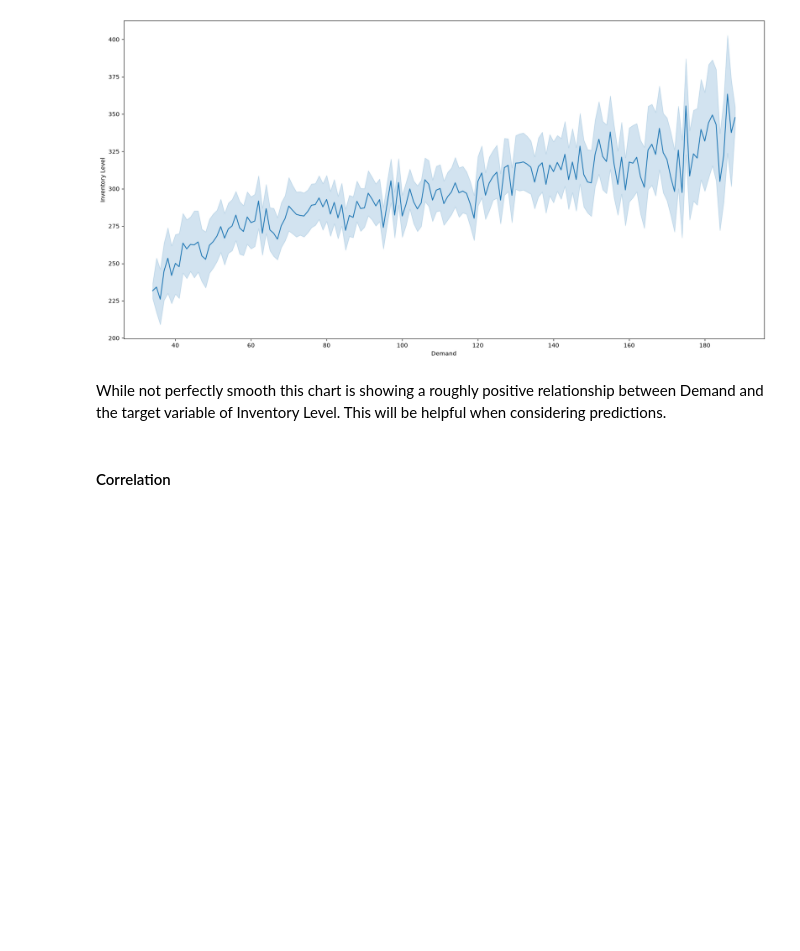
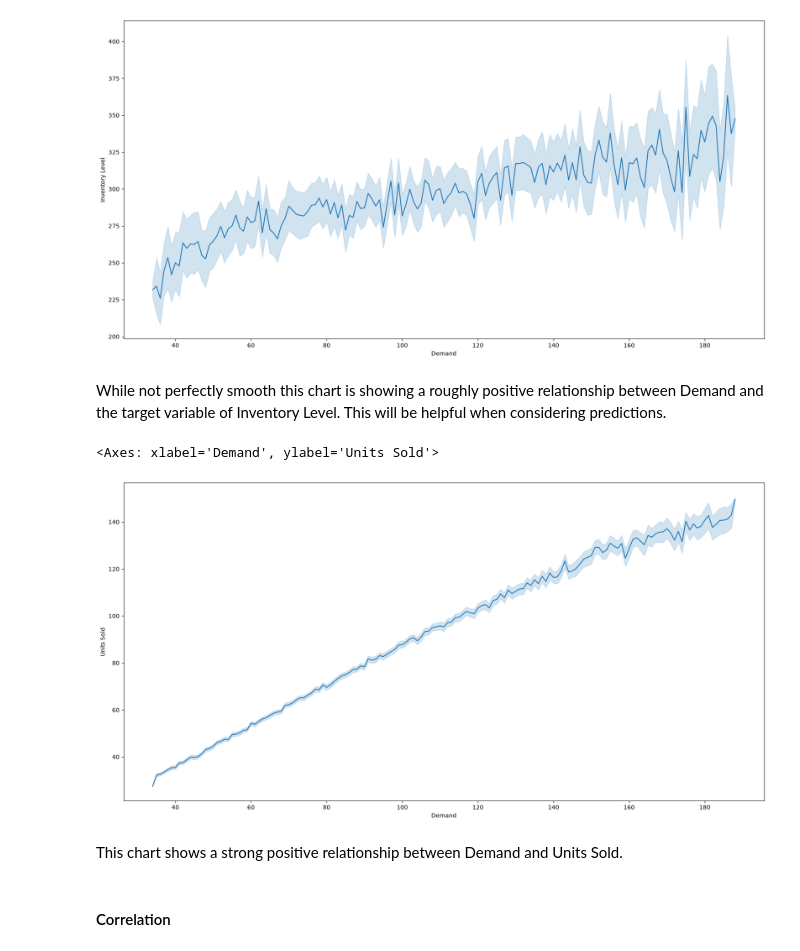
Before and after one commit to phoenixjensen/Capstone-Final-Project-PJ, a Jupyter notebook: notebooks/01_data_exploration.ipynb, the cells around one changed output. Drawn from its saved outputs; the diff is of its cells as text; code cells hidden in the pictures; blank space fills up the shorter version.

```diff
--- a/notebooks/01_data_exploration.ipynb
+++ b/notebooks/01_data_exploration.ipynb
@@ -420,6 +422,14 @@ sns.lineplot(data=df, x='Demand', y='Inventory Level')
 [figure]
 # %% [markdown]
 While not perfectly smooth this chart is showing a roughly positive relationship between Demand and the target variable of Inventory Level. This will be helpful when considering predictions.
+# %%
+plt.figure(figsize=(20,10))
+sns.lineplot(data=df, x='Demand', y='Units Sold')
+# %% [output]
+<Axes: xlabel='Demand', ylabel='Units Sold'>
+[figure, added]
+# %% [markdown]
+This chart shows a strong positive relationship between Demand and Units Sold.
 # %% [markdown]
 #### Correlation
 # %%
```
Also changed, not shown: parts of 26 cells of this notebook.
